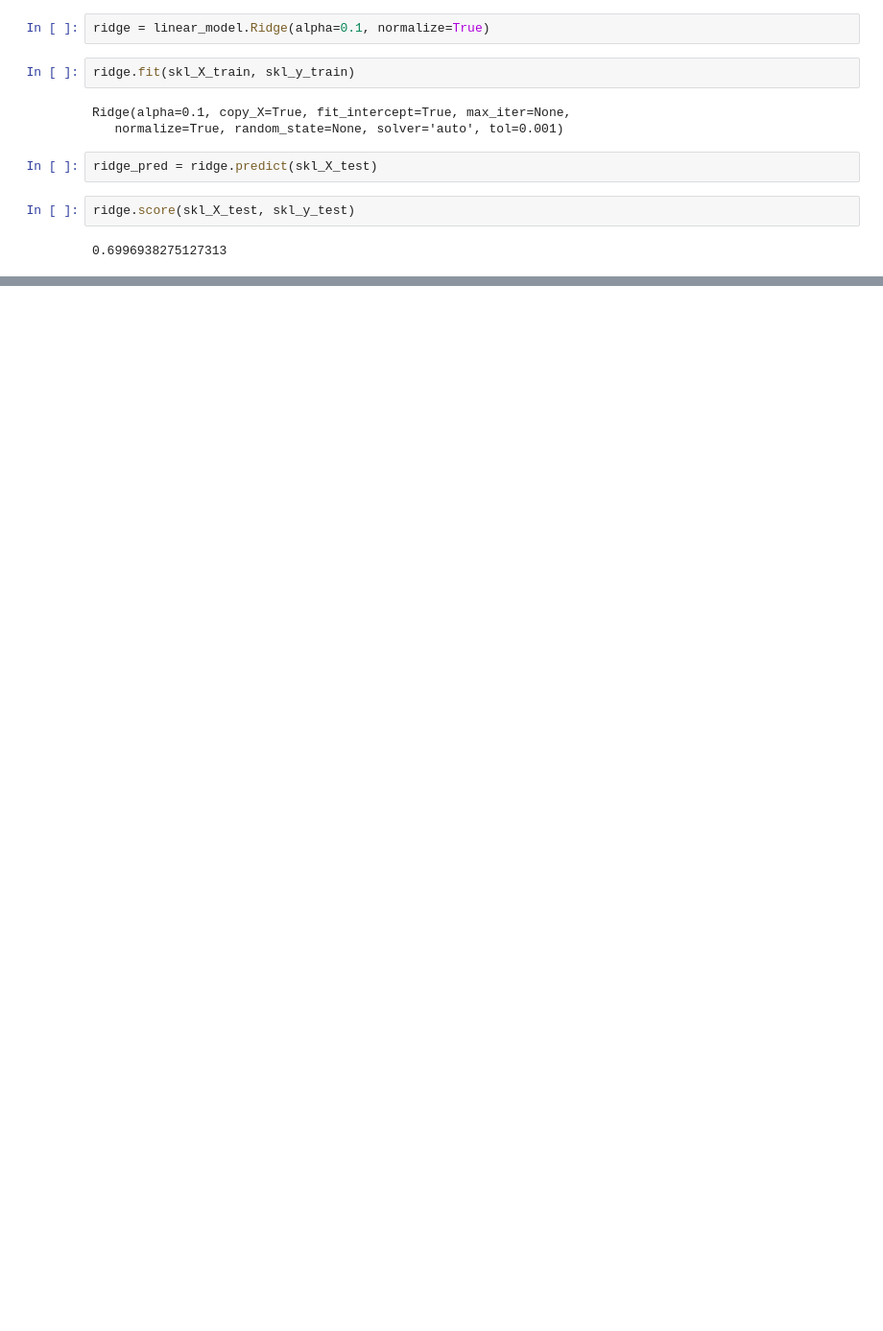
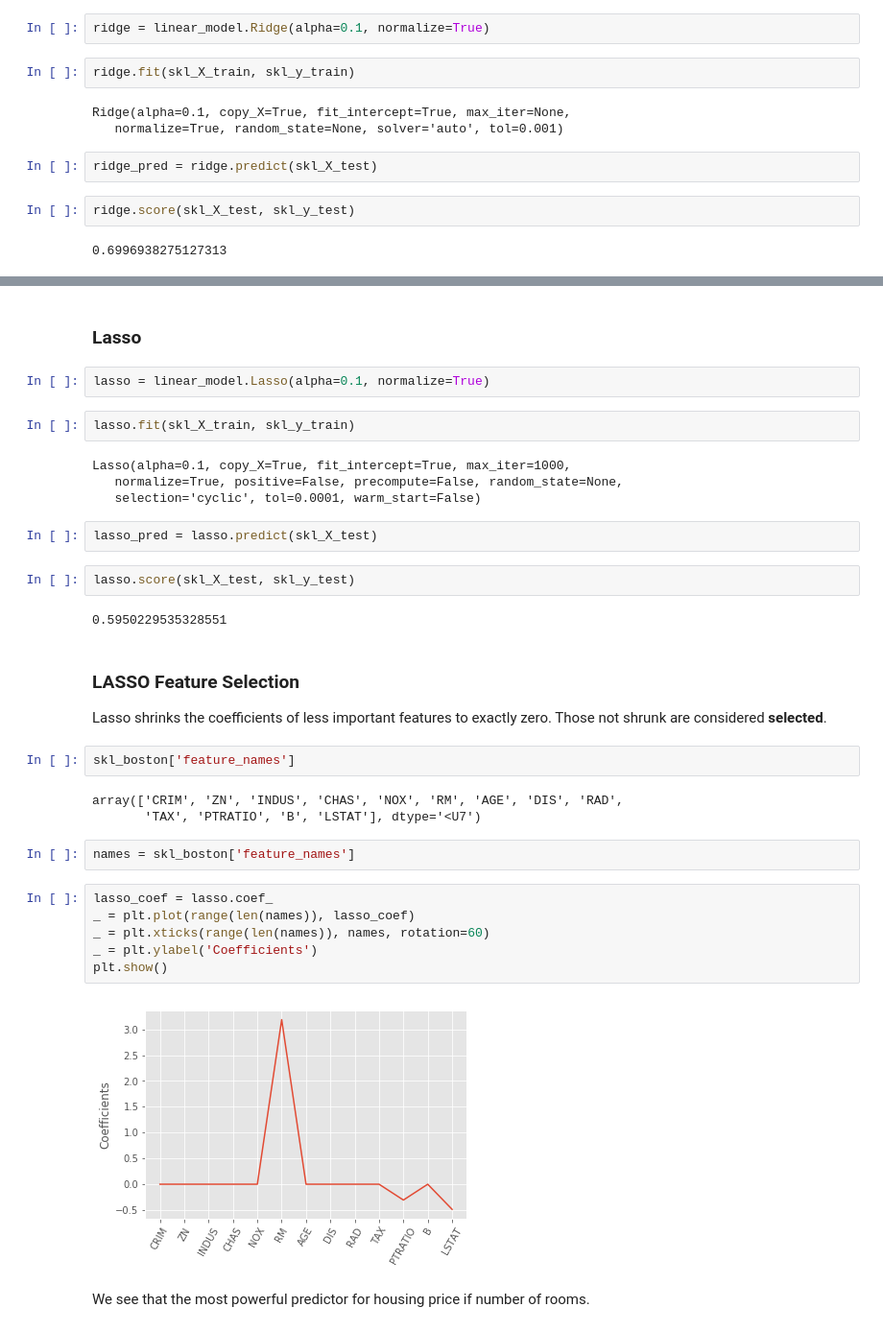
Before and after one commit to robertsisaacp/DataScience, a Jupyter notebook: Boston_Housing/notebook.ipynb, the cells around one changed output, grey strips where cells are left out. Shown: that part at 96% size. Saved outputs shown, nothing was run; the diff lists cells and outputs as text; blank space fills up the shorter version.

```diff
--- a/Boston_Housing/notebook.ipynb
+++ b/Boston_Housing/notebook.ipynb
@@ -200,0 +249,37 @@ ridge.score(skl_X_test, skl_y_test)
+# %% [markdown]
+### Lasso
+# %%
+lasso = linear_model.Lasso(alpha=0.1, normalize=True)
+# %%
+lasso.fit(skl_X_train, skl_y_train)
+# %% [output]
+Lasso(alpha=0.1, copy_X=True, fit_intercept=True, max_iter=1000,
+   normalize=True, positive=False, precompute=False, random_state=None,
+   selection='cyclic', tol=0.0001, warm_start=False)
+# %%
+lasso_pred = lasso.predict(skl_X_test)
+# %%
+lasso.score(skl_X_test, skl_y_test)
+# %% [output]
+0.5950229535328551
+# %% [markdown]
+### LASSO Feature Selection
+
+Lasso shrinks the coefficients of less important features to exactly zero. Those not shrunk are considered **selected**.
+# %%
+skl_boston['feature_names']
+# %% [output]
+array(['CRIM', 'ZN', 'INDUS', 'CHAS', 'NOX', 'RM', 'AGE', 'DIS', 'RAD',
+       'TAX', 'PTRATIO', 'B', 'LSTAT'], dtype='<U7')
+# %%
+names = skl_boston['feature_names']
+# %%
+lasso_coef = lasso.coef_
+_ = plt.plot(range(len(names)), lasso_coef)
+_ = plt.xticks(range(len(names)), names, rotation=60)
+_ = plt.ylabel('Coefficients')
+plt.show()
+# %% [output]
+[figure, added]
+# %% [markdown]
+We see that the most powerful predictor for housing price if number of rooms.
```
Also changed, not shown: parts of 7 cells of this notebook, 1 other file.
